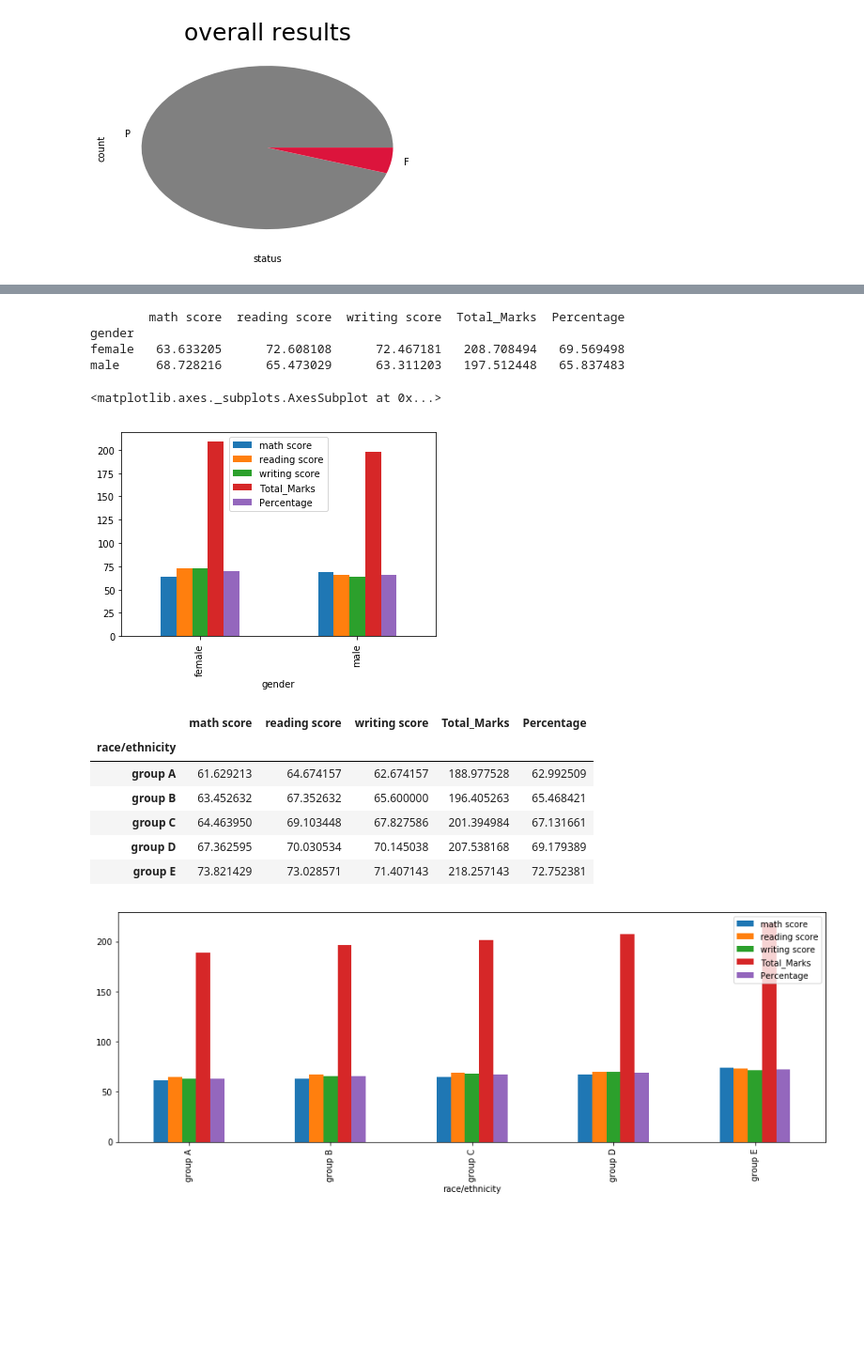
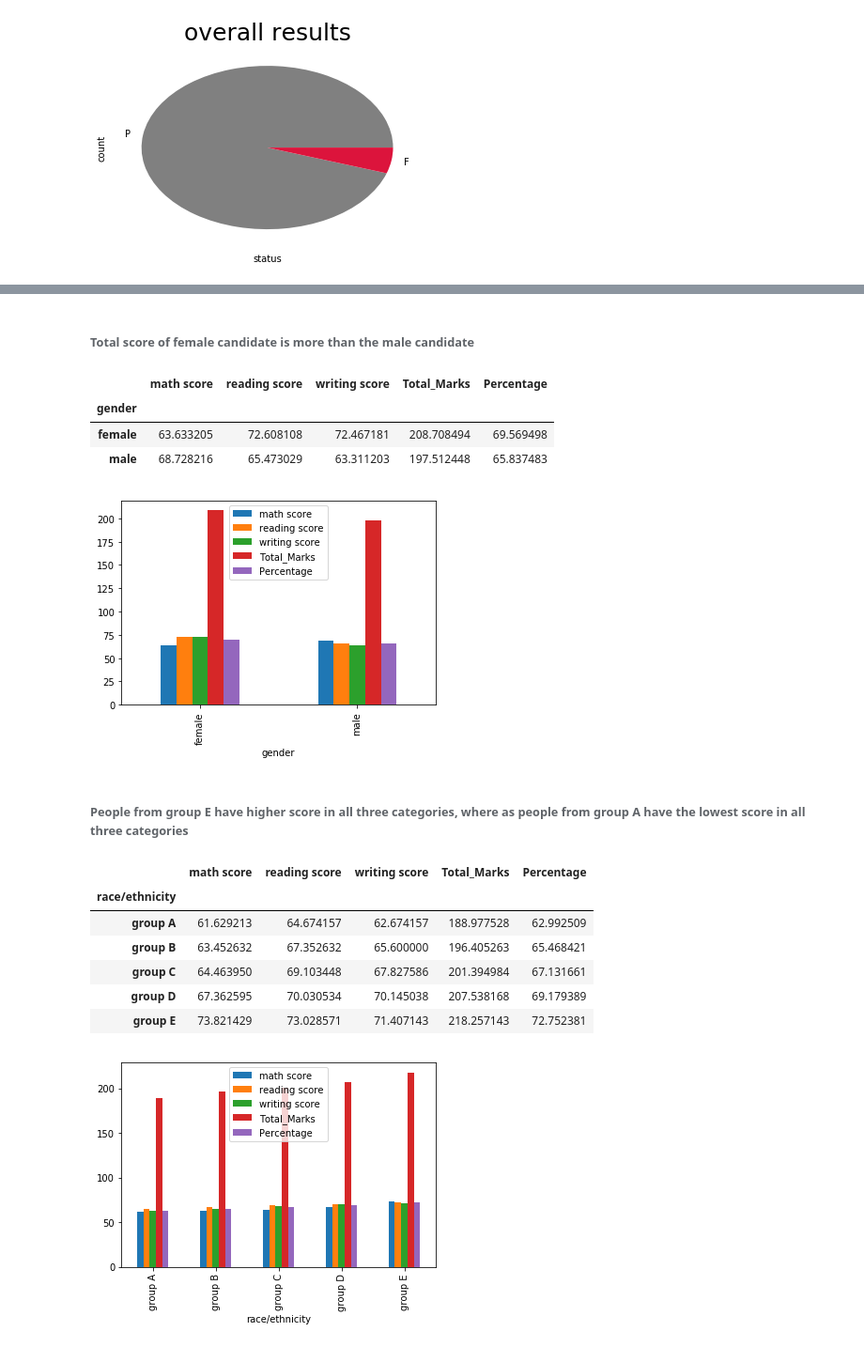
Before and after one commit to junaid-star/students-performance, a Jupyter notebook: Untitled1.ipynb, the cells around one changed output, grey strips where cells are left out. Shown at 94% size. Saved outputs shown, nothing was run; the diff lists cells and outputs as text; code cells hidden in the pictures; blank space fills up the shorter version.

```diff
--- a/Untitled1.ipynb
+++ b/Untitled1.ipynb
@@ -156,24 +234,28 @@ Name: gender, dtype: int64
 [figure]
+# %% [markdown]
+###### Total score of female candidate is more than the male candidate
 # %%
-print(student_report.groupby(['gender']).mean())
+
 student_report.groupby(['gender']).mean().plot(kind='bar')
+student_report.groupby(['gender']).mean()
 # %% [output]
-        math score  reading score  writing score  Total_Marks  Percentage
-gender
-female   63.633205      72.608108      72.467181   208.708494   69.569498
-male     68.728216      65.473029      63.311203   197.512448   65.837483
-<matplotlib.axes._subplots.AxesSubplot at 0x...>
+|  | math score | reading score | writing score | Total_Marks | Percentage |
+| gender |  |  |  |  |  |
+| female | 63.633205 | 72.608108 | 72.467181 | 208.708494 | 69.569498 |
+| male | 68.728216 | 65.473029 | 63.311203 | 197.512448 | 65.837483 |
 [figure]
+# %% [markdown]
+###### People from group E have higher score in all three categories, where as people from group A have the lowest score in all three categories
 # %%
 
-student_report.groupby(['race/ethnicity']).mean().plot(kind='bar',figsize=(15,5))
+student_report.groupby(['race/ethnicity']).mean().plot(kind='bar')
 student_report.groupby(['race/ethnicity']).mean()
 # %% [output]
 |  | math score | reading score | writing score | Total_Marks | Percentage |
 | race/ethnicity |  |  |  |  |  |
 | group A | 61.629213 | 64.674157 | 62.674157 | 188.977528 | 62.992509 |
 | group B | 63.452632 | 67.352632 | 65.600000 | 196.405263 | 65.468421 |
 | group C | 64.463950 | 69.103448 | 67.827586 | 201.394984 | 67.131661 |
 | group D | 67.362595 | 70.030534 | 70.145038 | 207.538168 | 69.179389 |
 | group E | 73.821429 | 73.028571 | 71.407143 | 218.257143 | 72.752381 |
-[figure, old version]
+[figure, new version]
```
Also changed, not shown: parts of 31 cells of this notebook.
